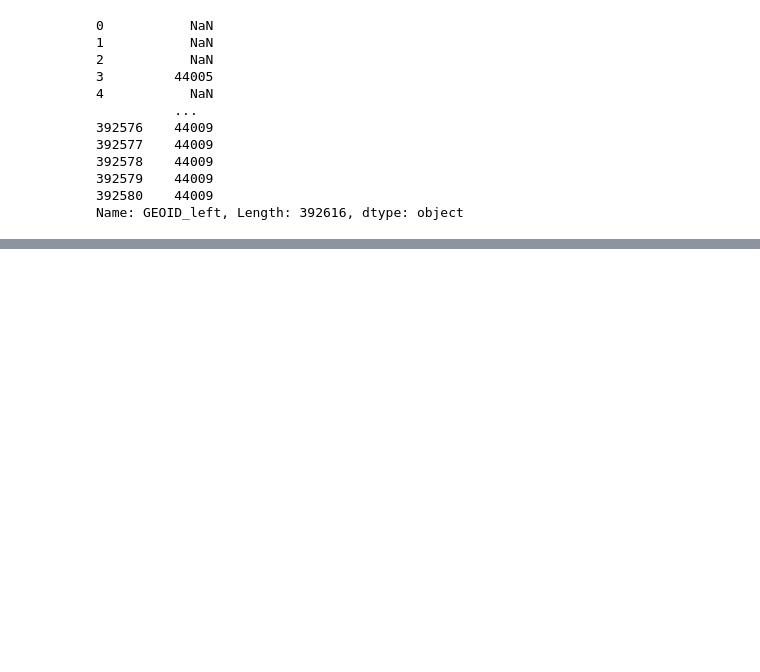
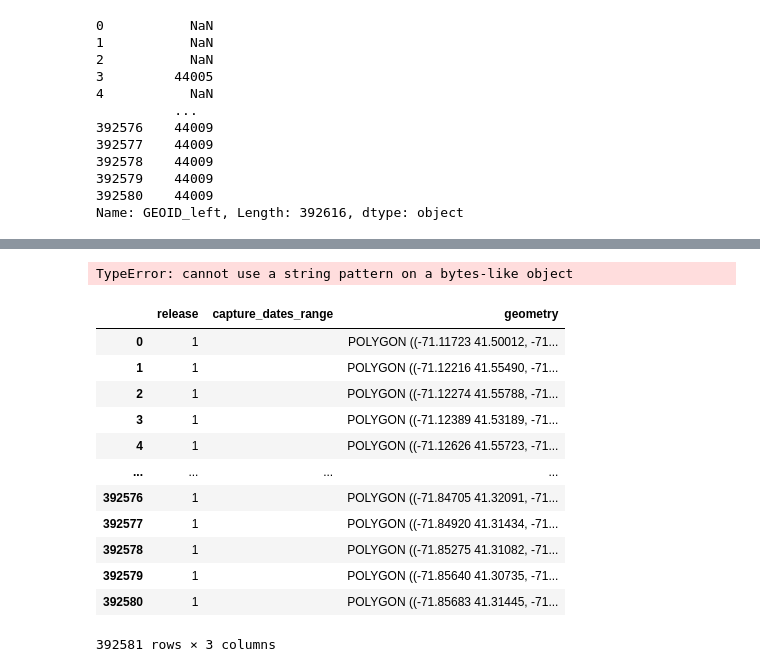
Before and after one commit to whitephil/parcel-mhp, a Jupyter notebook: buildings_prep.ipynb, the cells around one changed output, grey strips where cells are left out. Cells and saved outputs as stored; diff of their text form; code cells hidden in the pictures; blank space fills up the shorter version.

Commit message:
data inventory and data assembly on alpine

```diff
--- a/buildings_prep.ipynb
+++ b/buildings_prep.ipynb
@@ -141,3 +153,17 @@ nulls['GEOID_left']
 392579    44009
 392580    44009
 Name: GEOID_left, Length: 392616, dtype: object
+# %%
+dataDir = r'C:\Users\phwh9568\Data\ParcelAtlas'
+countiesPath = r'E:/tl_2022_us_county.gpkg'
+outDir = os.path.join(dataDir,'states')
+sfips='44'
+url = 'https://usbuildingdata.blob.core.windows.net/usbuildings-v2/'
+
+counties = gpd.read_file(countiesPath, dtype={'STATEFP':str, 'COUNTYFP':str, 'GEOID':str})
+stateFips = pd.read_csv(os.path.join(dataDir,'stateFips.csv'), dtype={'STATEFP':str, 'STATENS':str})
+name = stateFips.loc[stateFips['STATEFP']==sfips]['STATE_NAME'].values[0]
+
+stateUrl = url+name.replace(' ','')+'.geojson.zip'
+print(stateUrl)
+stateBuildings = gpd.read_file(requests.get(stateUrl).content, driver='GeoJSON')
@@ -143,0 +176,4 @@ Name: GEOID_left, Length: 392616, dtype: object
+# %%
+gpd.read_file(data)
+# %% [output]
+TypeError: cannot use a string pattern on a bytes-like object
@@ -143,0 +182,20 @@ Name: GEOID_left, Length: 392616, dtype: object
+# %%
+data = requests.get(stateUrl).content
+# %%
+gpd.options.io_engine = "pyogrio"
+# %%
+gpd.read_file(os.path.join(data))
+# %% [output]
+|  | release | capture_dates_range | geometry |
+| 0 | 1 |  | POLYGON ((-71.11723 41.50012, -71... |
+| 1 | 1 |  | POLYGON ((-71.12216 41.55490, -71... |
+| 2 | 1 |  | POLYGON ((-71.12274 41.55788, -71... |
+| 3 | 1 |  | POLYGON ((-71.12389 41.53189, -71... |
+| 4 | 1 |  | POLYGON ((-71.12626 41.55723, -71... |
+| ... | ... | ... | ... |
+| 392576 | 1 |  | POLYGON ((-71.84705 41.32091, -71... |
+| 392577 | 1 |  | POLYGON ((-71.84920 41.31434, -71... |
+| 392578 | 1 |  | POLYGON ((-71.85275 41.31082, -71... |
+| 392579 | 1 |  | POLYGON ((-71.85640 41.30735, -71... |
+| 392580 | 1 |  | POLYGON ((-71.85683 41.31445, -71... |
+392581 rows × 3 columns
```
Also changed, not shown: parts of 8 cells of this notebook, 7 other files.
